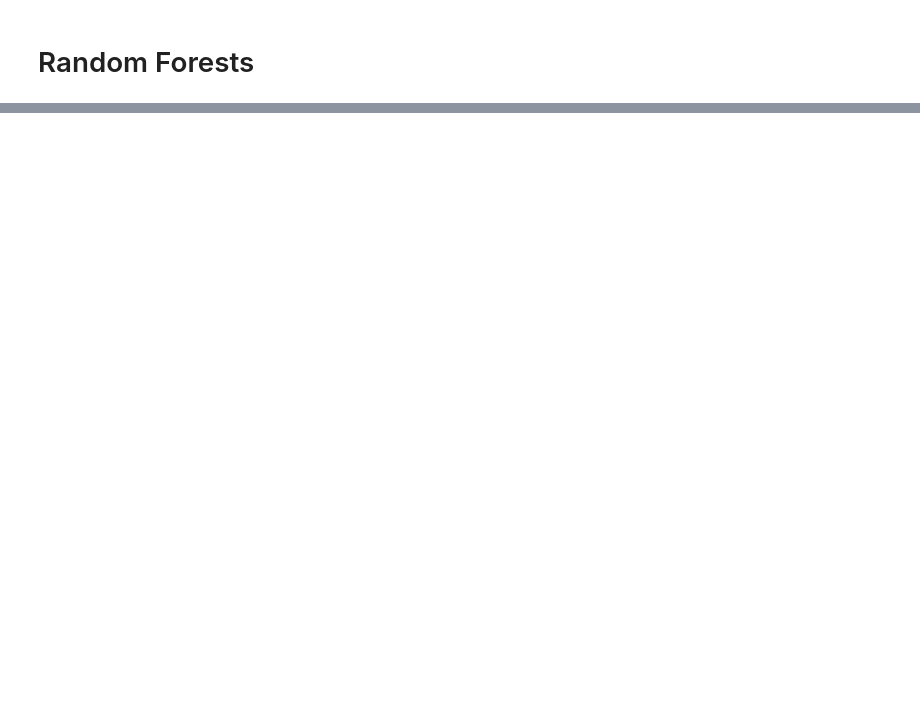
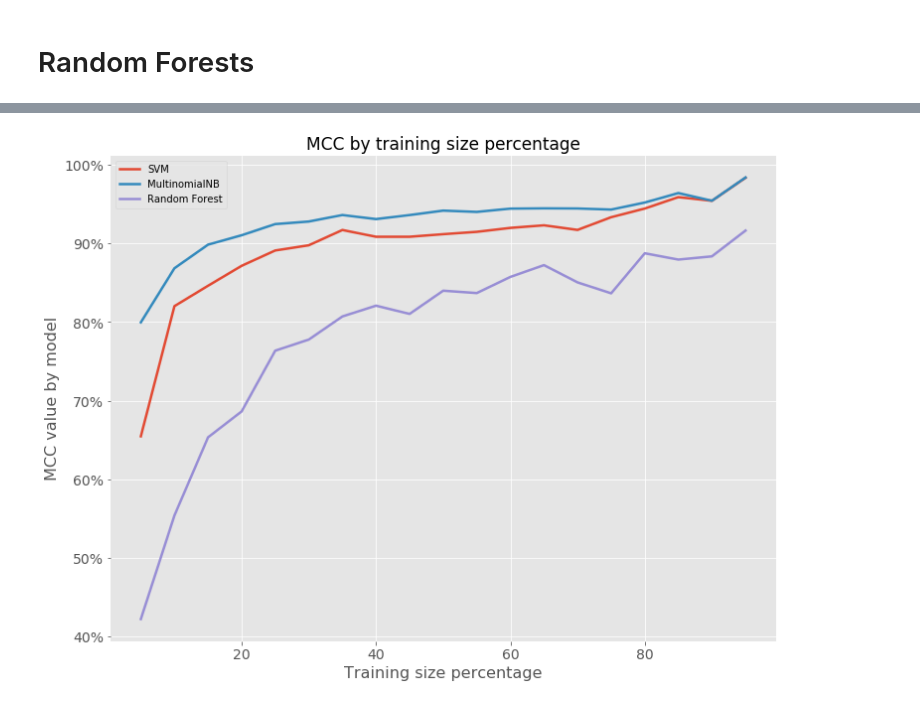
Before and after one commit to datavistics/sms_spam, a Jupyter notebook: notebooks/Model Comparisons.ipynb, the cells around one changed output, grey strips where cells are left out. Drawn from its saved outputs; the diff is of its cells as text; code cells hidden in the pictures; blank space fills up the shorter version.

Commit message:
Major update:
* Hyperparameter tuning
* Train-test Visualization
* Major commenting

```diff
--- a/notebooks/Model Comparisons.ipynb
+++ b/notebooks/Model Comparisons.ipynb
@@ -156,20 +182,14 @@ Matthews Correlation Coefficient:  0.9122107742546972
 # %%
-prior_0 = sum(y_train == 0) / len(y_train)
-prior_1 = sum(y_train == 1) / len(y_train)
-# print(prior_0, prior_1)
-
 pipeline_mnb = Pipeline([
     ('vect', CountVectorizer()),
-    ('clf', MultinomialNB(class_prior=[prior_0, prior_1])),
-    #     ('clf', MultinomialNB()),
+    ('clf', MultinomialNB()),
 ])
 
 parameters_mnb = {
-    'clf__alpha': [1],
     'vect__tokenizer': [ut.scrm114_tokenizer, ut.eager_split_tokenizer],
-    'vect__ngram_range': [(1, 1)],
-    'vect__max_df': np.logspace(.1, 1, 6),
+    'vect__ngram_range': [(1,1), (1,2), (1,3)],
+    'vect__max_df': (.003, .01, .03),
 }
 
-ut.grid_search_analysis(pipeline_mnb, parameters_mnb, *data_args)
+model_mnb = ut.grid_search_analysis(pipeline_mnb, parameters_mnb, *data_args)
 # %% [output]
@@ -199,9 +219,9 @@ pipeline_rfc = Pipeline([
 parameters_rfc = {
     'vect__tokenizer': [ut.scrm114_tokenizer, ut.eager_split_tokenizer],
     'vect__ngram_range': [(1,1), (1,2), (1,3)],
-    'vect__max_df': (.03, .1, .3),
+    'vect__max_df': (.01, .03, .1),
 }
 
-ut.grid_search_analysis(pipeline_rfc, parameters_rfc, *data_args)
+model_rfc = ut.grid_search_analysis(pipeline_rfc, parameters_rfc, *data_args)
 # %% [output]
 Fitting 3 folds for each of 18 candidates, totalling 54 fits
@@ -221,0 +247,4 @@ Matthews Correlation Coefficient:  0.7873108770282755
+# %%
+pipeline_svm.set_params(**model_svm.best_params_)
+pipeline_mnb.set_params(**model_mnb.best_params_)
+pipeline_rfc.set_params(**model_rfc.best_params_);
@@ -221,0 +254,10 @@ Matthews Correlation Coefficient:  0.7873108770282755
+# %%
+classifier_list = [pipeline_svm, pipeline_mnb, pipeline_rfc]
+classifier_names = ['SVM', 'MultinomialNB', 'Random Forest']
+training_set= np.linspace(.05, .95, 19)
+mbts_args = {'X':df.text, 'y':df.label, 'classifier_list':classifier_list, 'training_set':training_set}
+
+mcc_array = ut.metric_by_training_size(metric=matthews_corrcoef, **mbts_args)
+f1_array = ut.metric_by_training_size(metric=f1_score, **mbts_args)
+acc_array = ut.metric_by_training_size(metric=accuracy_score, **mbts_args)
+training_set *= 100
@@ -221,0 +268,4 @@ Matthews Correlation Coefficient:  0.7873108770282755
+# %%
+ut.plot_by_training_size(training_set, mcc_array, 'MCC', classifier_names)
+# %% [output]
+[figure, added]
```
Also changed, not shown: parts of 24 cells of this notebook, 1 other file.
